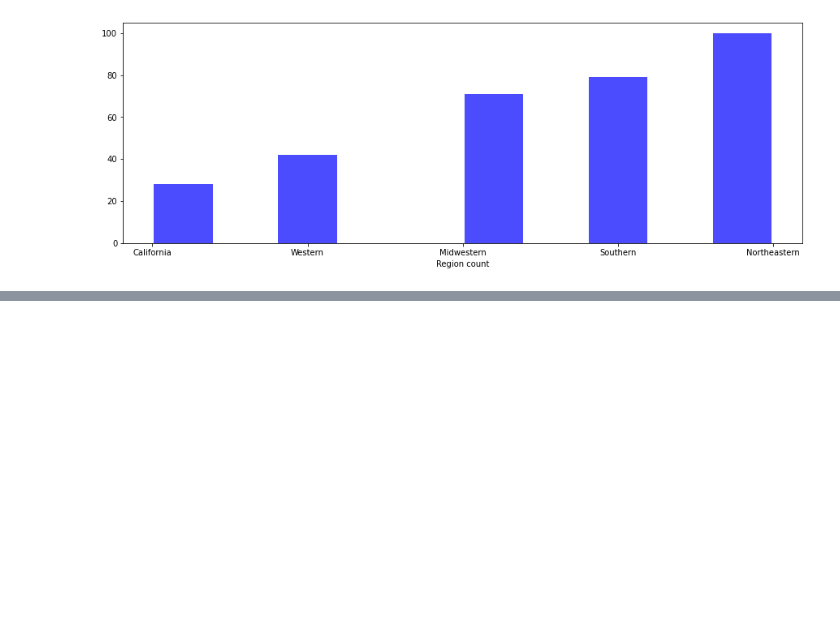
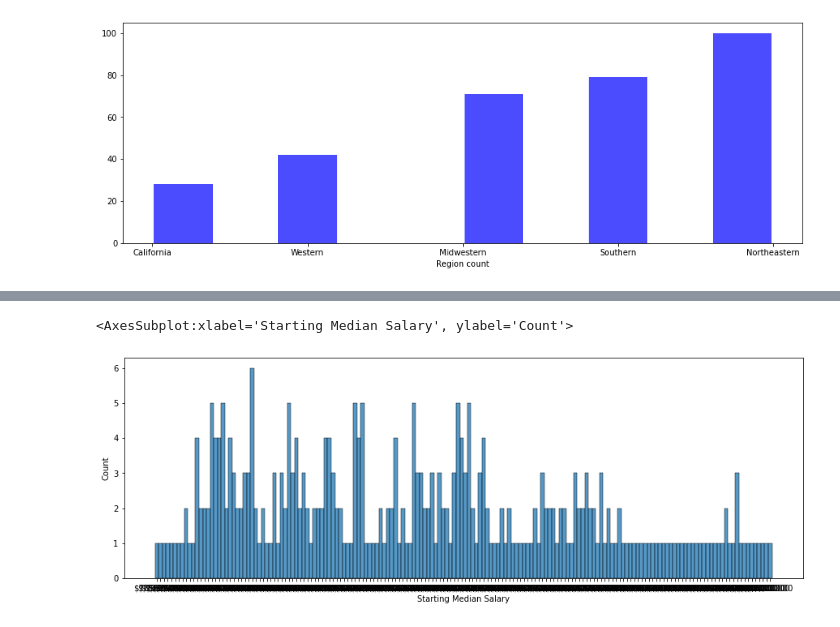
Before and after one commit to SidhST12/Final_3450, a Jupyter notebook: file_s.ipynb, the cells around one changed output, grey strips where cells are left out. Drawn from its saved outputs; the diff is of its cells as text; code cells hidden in the pictures; blank space fills up the shorter version.

```diff
--- a/file_s.ipynb
+++ b/file_s.ipynb
@@ -60,0 +67,7 @@ plt.show()
+# %%
+dfr1=dfr["Starting Median Salary"]
+# %%
+sns.histplot(dfr1)
+# %% [output]
+<AxesSubplot:xlabel='Starting Median Salary', ylabel='Count'>
+[figure, added]
```
Also changed, not shown: parts of 11 cells of this notebook.
